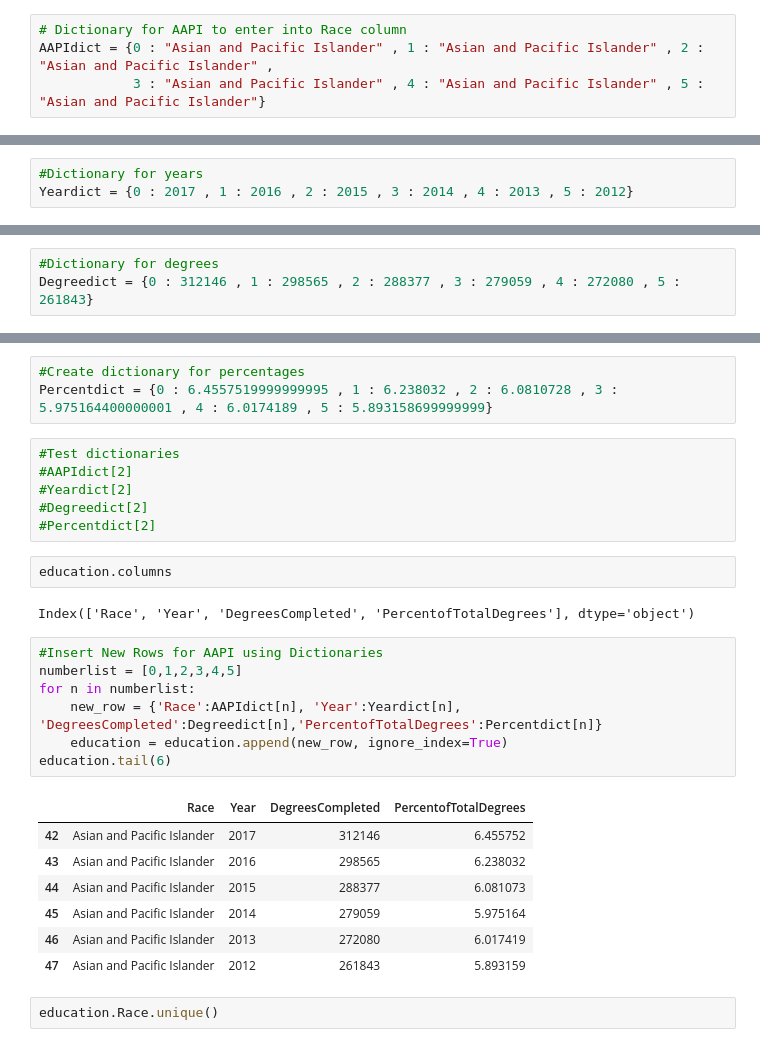
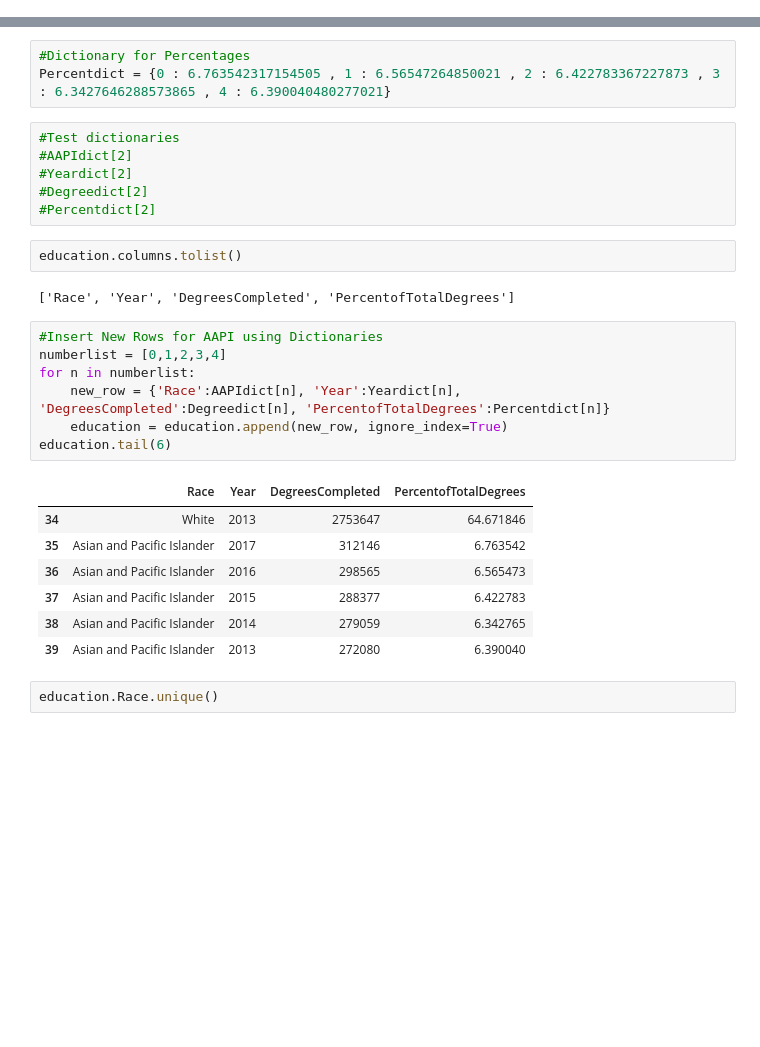
Before and after one commit to zclacken/Python-Projects, a Jupyter notebook: Racial Disparity Complete Code.ipynb, the cells around one changed output, grey strips where cells are left out. Drawn from its saved outputs; the diff is of its cells as text; blank space fills up the shorter version.

```diff
--- a/Racial Disparity Complete Code.ipynb
+++ b/Racial Disparity Complete Code.ipynb
@@ -152,5 +266 @@ AAPIfunc()
-# %%
-# Dictionary for AAPI to enter into Race column
-AAPIdict = {0 : "Asian and Pacific Islander" , 1 : "Asian and Pacific Islander" , 2 : "Asian and Pacific Islander" ,
-            3 : "Asian and Pacific Islander" , 4 : "Asian and Pacific Islander" , 5 : "Asian and Pacific Islander"}
 # %%
@@ -168,3 +277,0 @@ yearfunc()
-# %%
-#Dictionary for years
-Yeardict = {0 : 2017 , 1 : 2016 , 2 : 2015 , 3 : 2014 , 4 : 2013 , 5 : 2012}
@@ -183,3 +277,0 @@ degreefunc()
-# %%
-#Dictionary for degrees
-Degreedict = {0 : 312146 , 1 : 298565 , 2 : 288377 , 3 : 279059 , 4 : 272080 , 5 : 261843}
@@ -198,6 +278,6 @@ percentfunc()
 # %%
-#Create dictionary for percentages
-Percentdict = {0 : 6.4557519999999995 , 1 : 6.238032 , 2 : 6.0810728 , 3 : 5.975164400000001 , 4 : 6.0174189 , 5 : 5.893158699999999}
+#Dictionary for Percentages
+Percentdict = {0 : 6.763542317154505 , 1 : 6.56547264850021 , 2 : 6.422783367227873 , 3 : 6.3427646288573865 , 4 : 6.390040480277021}
 # %%
 #Test dictionaries
 #AAPIdict[2]
@@ -205,24 +285,24 @@ Percentdict = {0 : 6.4557519999999995 , 1 : 6.238032 , 2 : 6.0810728 , 3 : 5.975
 #Degreedict[2]
 #Percentdict[2]
 # %%
-education.columns
+education.columns.tolist()
 # %% [output]
-Index(['Race', 'Year', 'DegreesCompleted', 'PercentofTotalDegrees'], dtype='object')
+['Race', 'Year', 'DegreesCompleted', 'PercentofTotalDegrees']
 # %%
 #Insert New Rows for AAPI using Dictionaries
-numberlist = [0,1,2,3,4,5]
+numberlist = [0,1,2,3,4]
 for n in numberlist:
-    new_row = {'Race':AAPIdict[n], 'Year':Yeardict[n], 'DegreesCompleted':Degreedict[n],'PercentofTotalDegrees':Percentdict[n]}
+    new_row = {'Race':AAPIdict[n], 'Year':Yeardict[n], 'DegreesCompleted':Degreedict[n], 'PercentofTotalDegrees':Percentdict[n]}
     education = education.append(new_row, ignore_index=True)
 education.tail(6)
 # %% [output]
 |  | Race | Year | DegreesCompleted | PercentofTotalDegrees |
-| 42 | Asian and Pacific Islander | 2017 | 312146 | 6.455752 |
-| 43 | Asian and Pacific Islander | 2016 | 298565 | 6.238032 |
-| 44 | Asian and Pacific Islander | 2015 | 288377 | 6.081073 |
-| 45 | Asian and Pacific Islander | 2014 | 279059 | 5.975164 |
-| 46 | Asian and Pacific Islander | 2013 | 272080 | 6.017419 |
-| 47 | Asian and Pacific Islander | 2012 | 261843 | 5.893159 |
+| 34 | White | 2013 | 2753647 | 64.671846 |
+| 35 | Asian and Pacific Islander | 2017 | 312146 | 6.763542 |
+| 36 | Asian and Pacific Islander | 2016 | 298565 | 6.565473 |
+| 37 | Asian and Pacific Islander | 2015 | 288377 | 6.422783 |
+| 38 | Asian and Pacific Islander | 2014 | 279059 | 6.342765 |
+| 39 | Asian and Pacific Islander | 2013 | 272080 | 6.390040 |
 # %%
 education.Race.unique()
 # %% [output]
```
Also changed, not shown: parts of 101 cells of this notebook.
